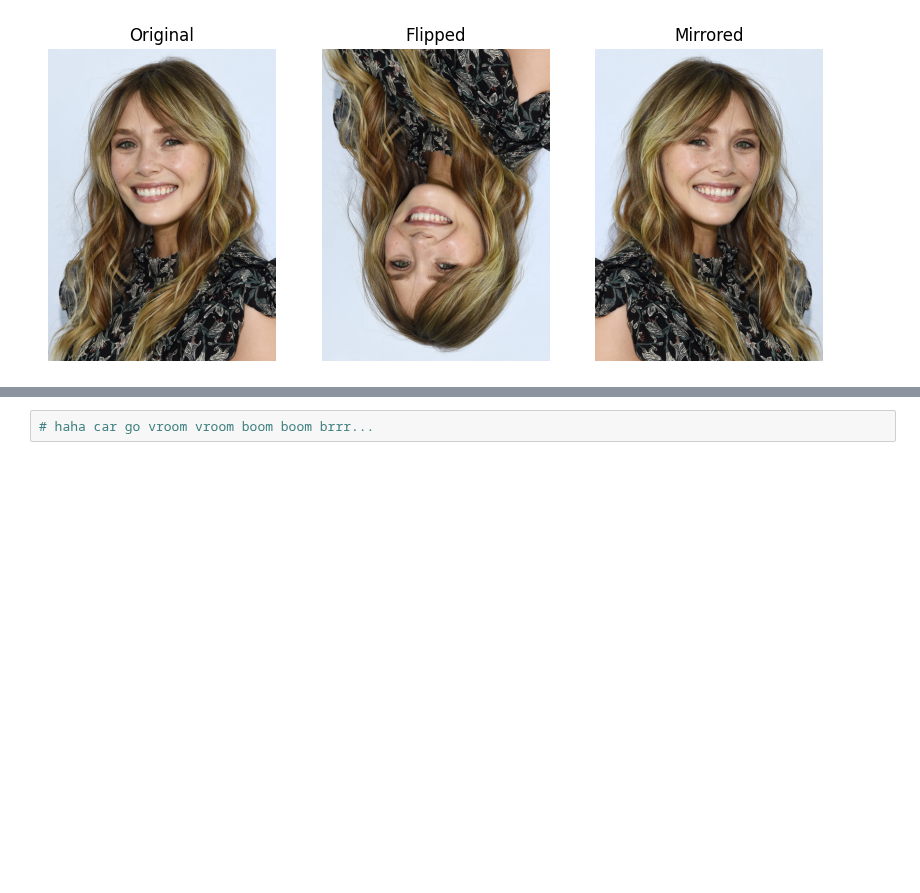
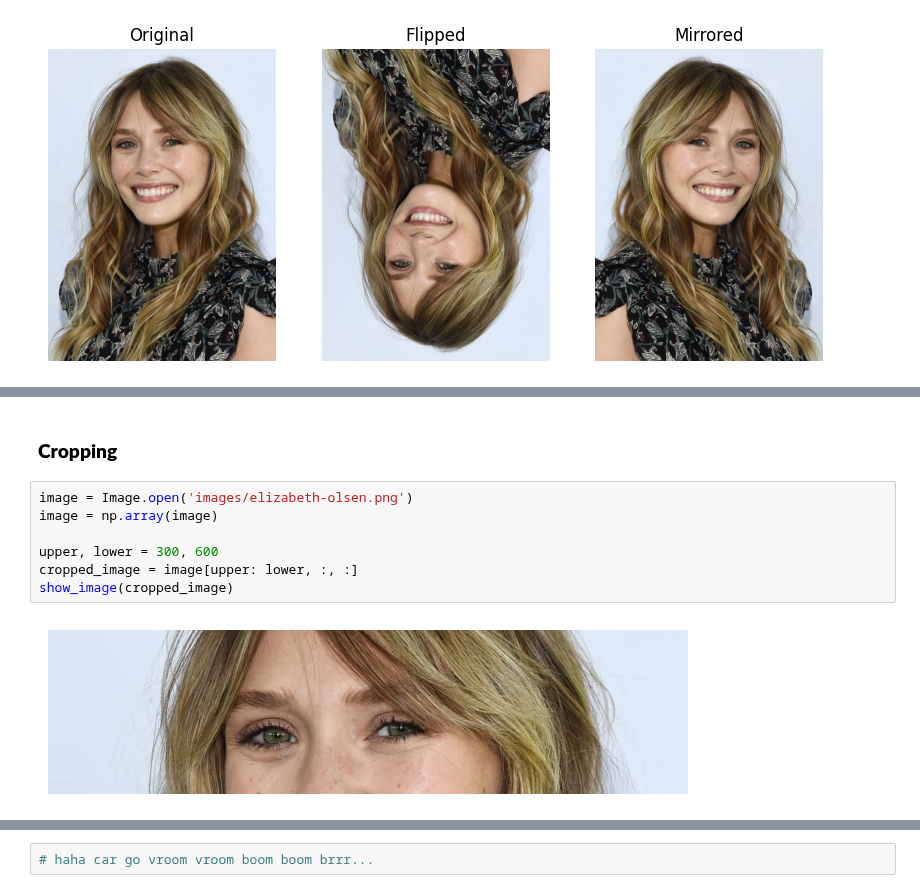
Before and after one commit to kamal-stark-dev/Learning, a Jupyter notebook: Python/Image Libraries/Manipulating-Images.ipynb, the cells around one changed output, grey strips where cells are left out. Cells and saved outputs as stored; diff of their text form; blank space fills up the shorter version.

```diff
--- a/Python/Image Libraries/Manipulating-Images.ipynb
+++ b/Python/Image Libraries/Manipulating-Images.ipynb
@@ -74,0 +79,11 @@ show_image(im_rotate)
+# %% [markdown]
+### **Cropping**
+# %%
+image = Image.open('images/elizabeth-olsen.png')
+image = np.array(image)
+
+upper, lower = 300, 600
+cropped_image = image[upper: lower, :, :]
+show_image(cropped_image)
+# %% [output]
+[figure, added]
```
Also changed, not shown: parts of 8 cells of this notebook.
